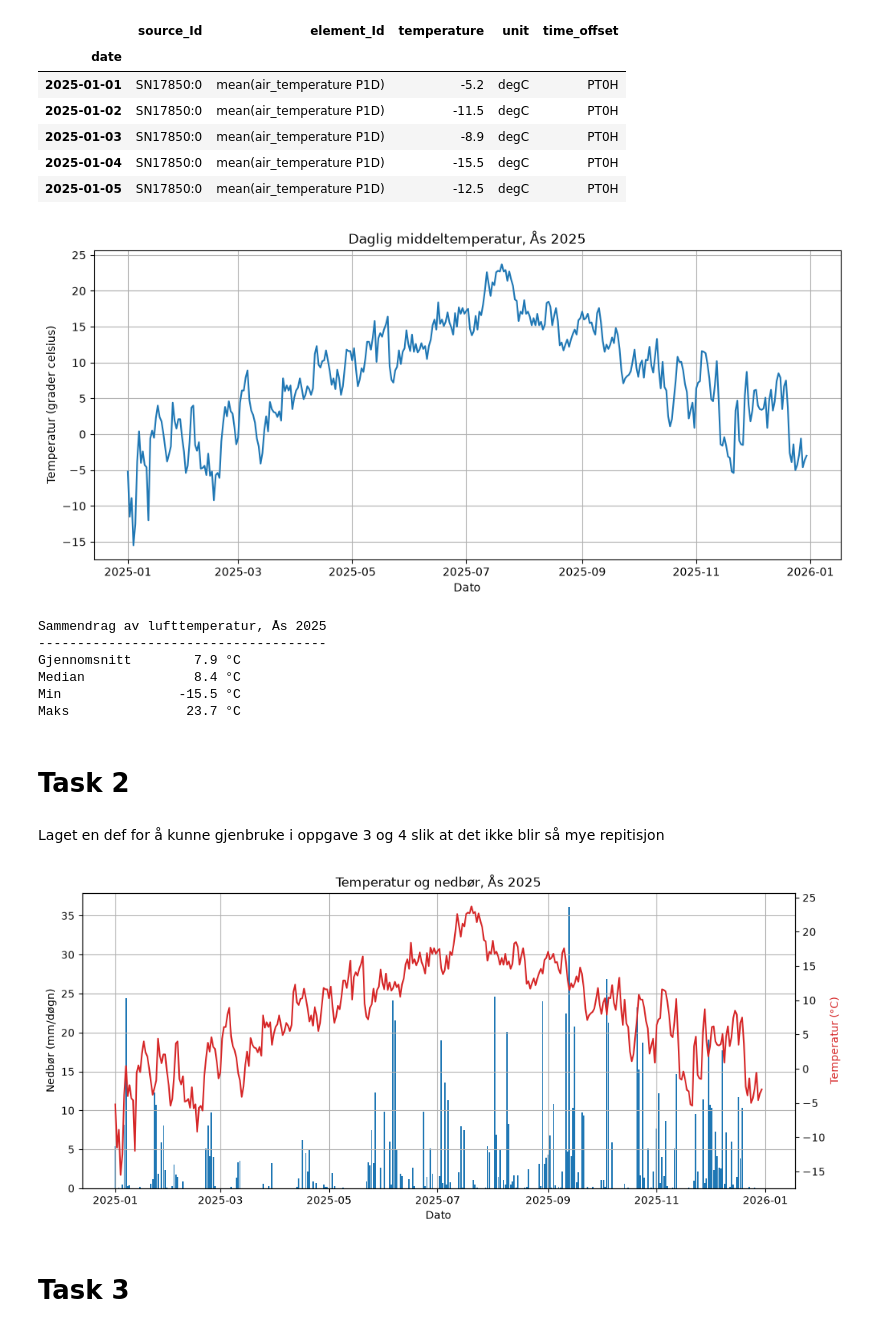
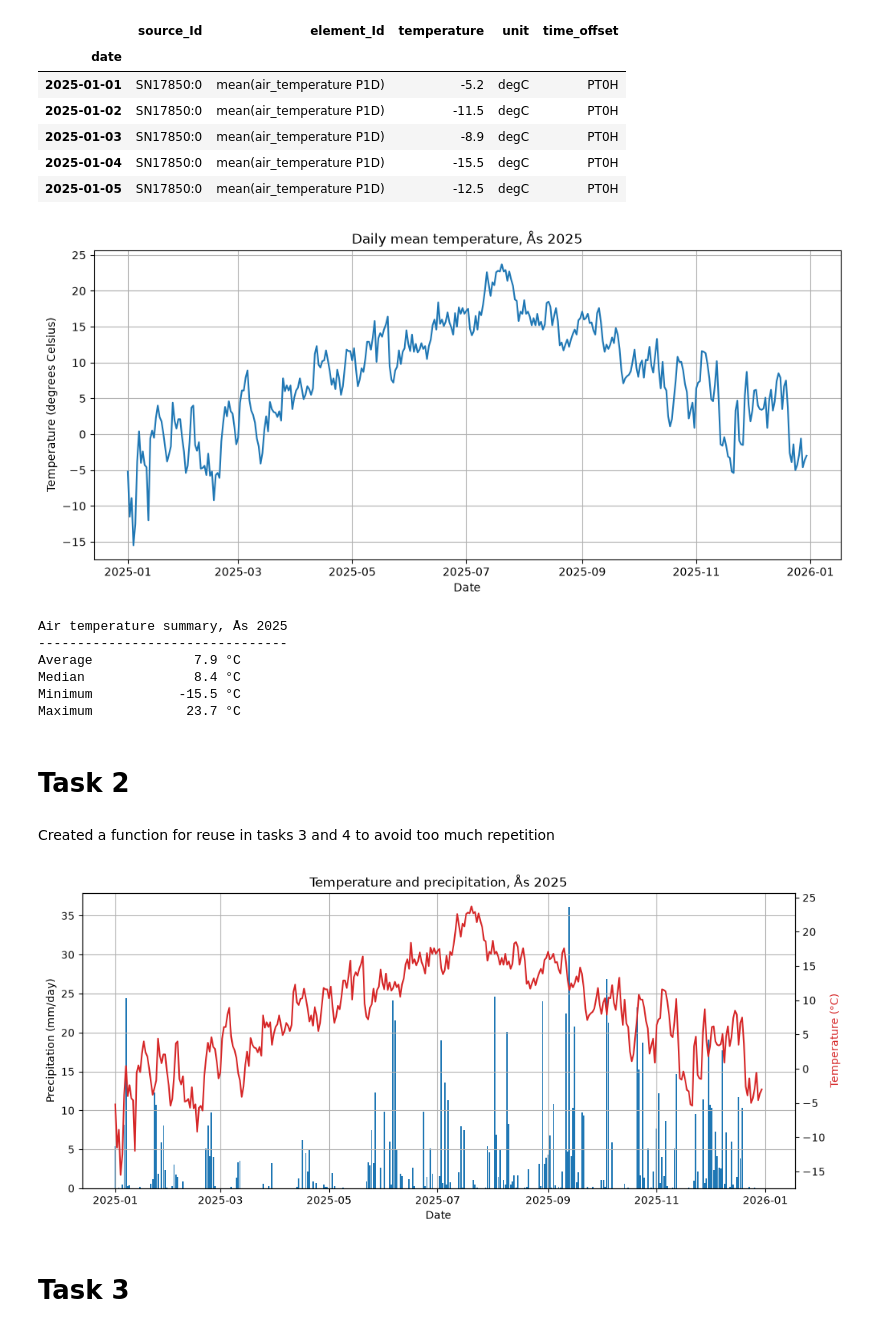
Before and after one commit to Fetve/deliverables1Jostein_og_Felix, a Jupyter notebook: deliverables1.ipynb, the cells around one changed output. Drawn from its saved outputs; the diff is of its cells as text; code cells hidden in the pictures.

```diff
--- a/deliverables1.ipynb
+++ b/deliverables1.ipynb
@@ -61,31 +61,31 @@ df.head()
 # %%
 fig, ax = plt.subplots(figsize=(12, 5))
 ax.plot(df.index,df['temperature'])
-ax.set_title('Daglig middeltemperatur, Ås 2025')
-ax.set_xlabel('Dato')
-ax.set_ylabel('Temperatur (grader celsius)')
+ax.set_title('Daily mean temperature, Ås 2025')
+ax.set_xlabel('Date')
+ax.set_ylabel('Temperature (degrees Celsius)')
 ax.grid()
 plt.show()
 # %% [output]
-[figure, old version]
+[figure, new version]
 # %%
-print('Sammendrag av lufttemperatur, Ås 2025')
-print('-' * len('Sammendrag av lufttemperatur, Ås 2025'))
-print(f"{'Gjennomsnitt':<15}{df['temperature'].mean():>8.1f} °C")
+print('Air temperature summary, Ås 2025')
+print('-' * len('Air temperature summary, Ås 2025'))
+print(f"{'Average':<15}{df['temperature'].mean():>8.1f} °C")
 print(f"{'Median':<15}{df['temperature'].median():>8.1f} °C")
-print(f"{'Min':<15}{df['temperature'].min():>8.1f} °C")
-print(f"{'Maks':<15}{df['temperature'].max():>8.1f} °C")
+print(f"{'Minimum':<15}{df['temperature'].min():>8.1f} °C")
+print(f"{'Maximum':<15}{df['temperature'].max():>8.1f} °C")
 # %% [output]
-Sammendrag av lufttemperatur, Ås 2025
--------------------------------------
-Gjennomsnitt        7.9 °C
+Air temperature summary, Ås 2025
+--------------------------------
+Average             7.9 °C
 Median              8.4 °C
-Min               -15.5 °C
-Maks               23.7 °C
+Minimum           -15.5 °C
+Maximum            23.7 °C
 # %% [markdown]
 # Task 2
 # %% [markdown]
-Laget en def for å kunne gjenbruke i oppgave 3 og 4 slik at det ikke blir så mye repitisjon
+Created a function for reuse in tasks 3 and 4 to avoid too much repetition
 # %%
 def get_frost_periods(source_id, element, start, end, client_id):
     r = requests.get('https://frost.met.no/observations/v0.jsonld',
@@ -105,19 +105,19 @@ precipitation = get_frost_periods('SN17850', 'sum(precipitation_amount P1D)', '2
 # %%
 temperature = df['temperature']
 fig, ax1 = plt.subplots(figsize=(12, 5))
 ax1.bar(precipitation.index, precipitation.values)
-ax1.set_xlabel('Dato')
-ax1.set_ylabel('Nedbør (mm/døgn)')
+ax1.set_xlabel('Date')
+ax1.set_ylabel('Precipitation (mm/day)')
 
 ax2 = ax1.twinx()
-ax2.plot(temperature.index, temperature.values, color='tab:red', label='Middeltemperatur (°C)')
-ax2.set_ylabel('Temperatur (°C)', color='tab:red')
+ax2.plot(temperature.index, temperature.values, color='tab:red', label='Mean temperature (°C)')
+ax2.set_ylabel('Temperature (°C)', color='tab:red')
 
-ax1.set_title('Temperatur og nedbør, Ås 2025')
+ax1.set_title('Temperature and precipitation, Ås 2025')
 ax1.grid()
 plt.show()
 # %% [output]
-[figure, old version]
+[figure, new version]
 # %% [markdown]
 # Task 3
 # %%
```
Also changed, not shown: parts of 6 cells of this notebook.
